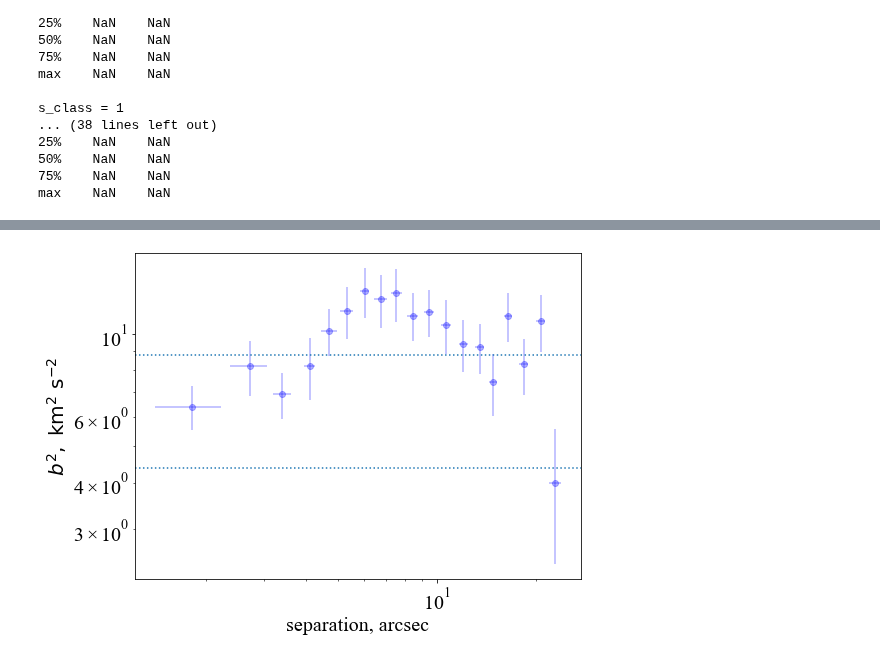
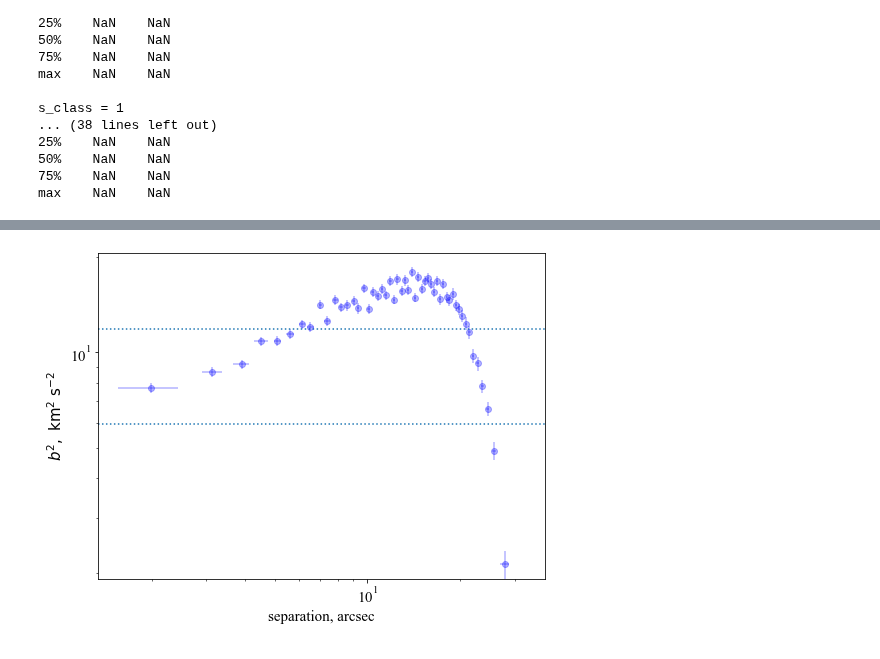
Before and after one commit to will-henney/JavGVastro-PhD, a Jupyter notebook: OrionHaenel.ipynb, the cells around one changed output, grey strips where cells are left out. Saved outputs shown, nothing was run; the diff lists cells and outputs as text; code cells hidden in the pictures.

```diff
--- a/OrionHaenel.ipynb
+++ b/OrionHaenel.ipynb
@@ -61,9 +64,6 @@ df.describe()
 | 50% | 11.500000 | 0.000000 |
 | 75% | 17.250000 | 0.000000 |
 | max | 23.000000 | 10.400000 |
-# %%
-m=df.RVHalpha>0
-df=df[m]
 # %%
 df.RAdeg=1.0*df.RAdeg
 # %%
@@ -122,40 +150,0 @@ ss=np.round((data['RV'].std())**2,2)
-# %%
-fig,ax=plt.subplots(figsize=(7,7))
-
-ax.errorbar(SF.Lag,SF.Nmqvd, yerr=SF.ErrY, marker='.', fmt=' ',color="red", ecolor="red",
-                     alpha=0.5, markersize=20)
-
-ax.set(xlabel='lag [pc]', ylabel='S$_{2}$(l) [km$^{2}$/s$^{2}$]')
-
-plt.axhline(y=ss, color='r', linestyle='--')
-ax.text(0.25, 0.35,'$σ_{POS}^{2}$ = '+str(ss)+' km/s', ha='center', va='center', transform=ax.transAxes, color='r')
-
-
-plt.axvline(x=s, color='k', linestyle='--')
-
-lo=s
-
-n=0.55
-
-x=np.linspace((SF.Lag.min()),(SF.Lag.max()),100)
-c=1/(1+(x/lo)**n)
-
-y=2*(1-c)*ss
-
-plt.loglog(x,y,color='k', linestyle='-')
-
-
-textstr = '\n'.join(('Orion Hänel ' r'$Hα$' ,r'$m=%.2f$'%n, r'$r_{0}=%.2f$' % s+' [pc]',
-                     r'$σ_{POS}=%.2f$' % (data["RV"].std()) + ' [km/s]' ))
-
-props = dict(boxstyle='round', facecolor='wheat', alpha=0.5)
-ax.text(0.65, .3, textstr, transform=ax.transAxes, fontsize=14,
-        verticalalignment='top', bbox=props)
-
-plt.rcParams["font.family"]="Times New Roman"
-plt.rcParams["font.size"]="20"
-
-#ax.set_xlim(1, 250)
-#ax.set_ylim(1, 750)
-
-#fig.savefig('Img//'+samples[0][i]+'.pdf')
@@ -310,22 +302,22 @@ Dotted line is 2 x sigma^2 = 8.76
 # %%
-ngroup = 100
+ngroup = 2000
 groups = np.arange(len(pairs)) // ngroup
 table = pairs[['s', 'dV2']].sort_values('s').groupby(groups).describe()
 fig, ax = plt.subplots(figsize=(8, 6))
 s = table[('s', 'mean')]
 e_s = table[('s', 'std')]
 b2 = table[('dV2', 'mean')]
 ng = table[('dV2', 'count')]
 e_b2 = table[('dV2', 'std')]/np.sqrt(ng - 1)
 ax.axhline(sig2a, ls=':')
 ax.axhline(0.5*sig2a, ls=':')
 ax.errorbar(s, b2, yerr=e_b2, xerr=e_s, fmt='o', alpha=0.3, color="blue")
 #sgrid = np.logspace(0.3, 1.65)
 #ax.plot(sgrid, 38.5*sgrid**(0.8), color="k", lw=0.5)
 ax.set(xscale='log', yscale='log',
        xlabel='separation, arcsec',
        ylabel=r'$b^2,\ \mathrm{km^2\ s^{-2}}$'
       )
 None
 # %% [output]
-[figure, old version]
+[figure, new version]
```
Also changed, not shown: parts of 27 cells of this notebook, 8 other files.
